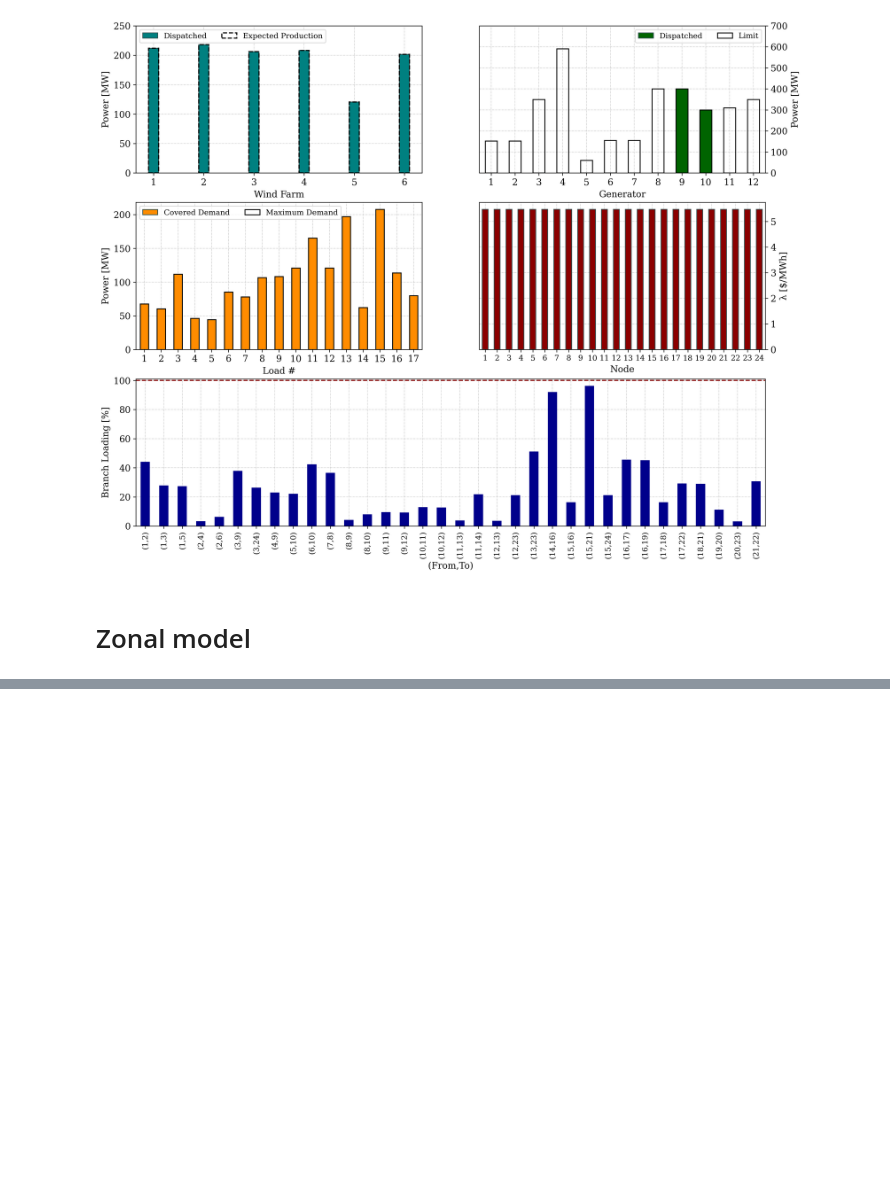
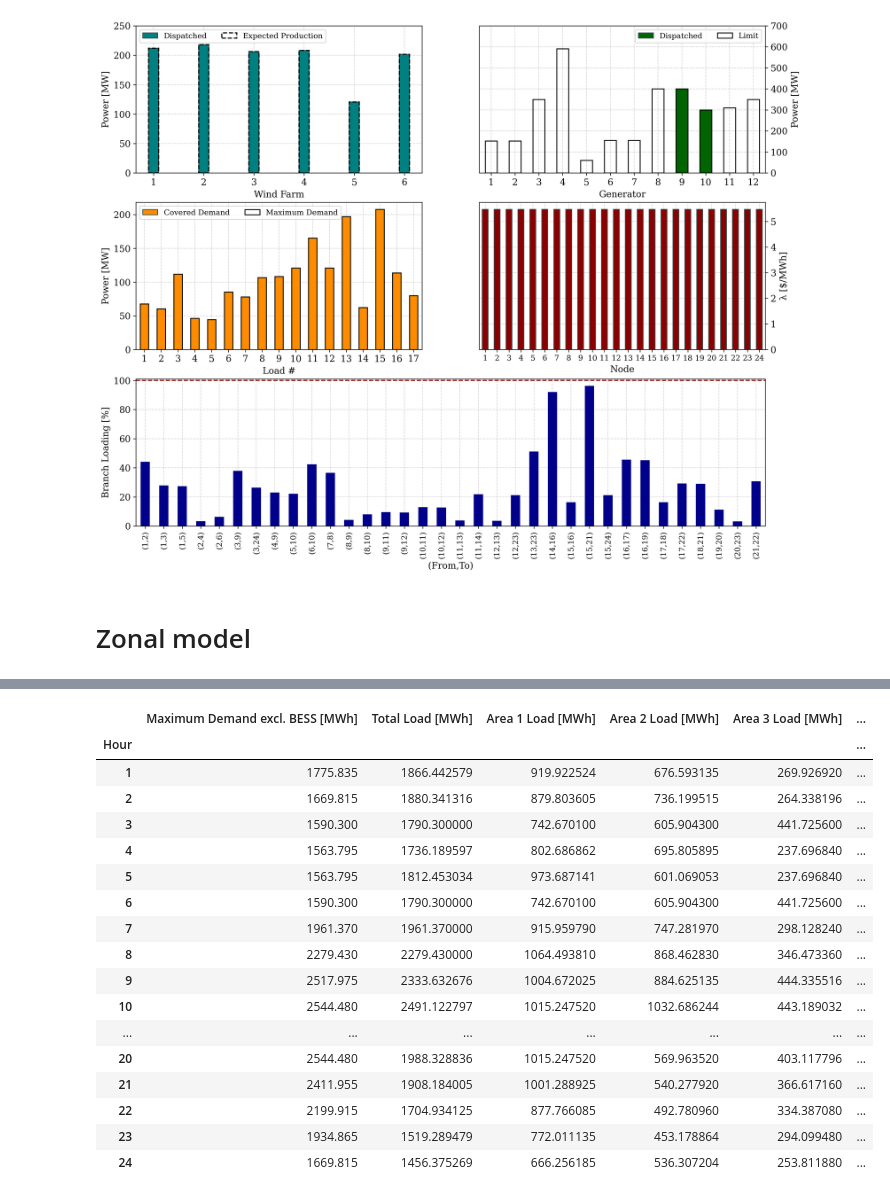
Before and after one commit to Hvid1999/46755, a Jupyter notebook: Assignment 1/task_4.ipynb, the cells around one changed output, grey strips where cells are left out. Saved outputs shown, nothing was run; the diff lists cells and outputs as text; code cells hidden in the pictures; blank space fills up the shorter version.

```diff
--- a/Assignment 1/task_4.ipynb
+++ b/Assignment 1/task_4.ipynb
@@ -801,0 +811,66 @@ Optimal objective value: 787268.34 $
+# %%
+constraints = m.getConstrs()
+dual_values = [constraints[k].Pi for k in range(len(constraints))]
+
+zonal_overview = pd.DataFrame(data=np.zeros(T), columns=['Hour'], dtype=int)
+zonal_overview['Maximum Demand excl. BESS [MWh]'] = demand.values
+zonal_overview['Total Load [MWh]'] = 0
+zonal_overview[['Area 1 Load [MWh]', 'Area 2 Load [MWh]', 'Area 3 Load [MWh]']] = 0
+zonal_overview['Total Production [MWh]'] = 0
+zonal_overview[['Area 1 Production [MWh]', 'Area 2 Production [MWh]', 'Area 3 Production [MWh]']] = 0
+zonal_overview[['Area 1 Lambda [$/MWh]', 'Area 2 Lambda [$/MWh]', 'Area 3 Lambda [$/MWh]']] = 0
+
+#Get results for each hour
+for t in range(T):
+    zonal_overview.loc[zonal_overview.index == t, 'Hour'] = t + 1
+
+    for a in range(Z):
+        zonal_overview.loc[zonal_overview.index == t, 'Area %d Lambda [$/MWh]' % (a + 1)] = dual_values[(a + t * Z)]
+
+    for d in range(D):
+        zonal_overview.loc[zonal_overview.index == t, 'Total Load [MWh]'] += p_D[d,t].x
+
+        if load_distribution.loc[d, 'Node'] in ZONE_NODES[0]:
+            zonal_overview.loc[zonal_overview.index == t, 'Area 1 Load [MWh]'] += p_D[d,t].x
+        elif load_distribution.loc[d, 'Node'] in ZONE_NODES[1]:
+            zonal_overview.loc[zonal_overview.index == t, 'Area 2 Load [MWh]'] += p_D[d,t].x
+        else:
+            zonal_overview.loc[zonal_overview.index == t, 'Area 3 Load [MWh]'] += p_D[d,t].x
+
+    for g in range(G):
+        zonal_overview.loc[zonal_overview.index == t, 'Total Production [MWh]'] += p_G[g,t].x
+
+        if gen_nodes.loc[g, 'Node'] in ZONE_NODES[0]:
+            zonal_overview.loc[zonal_overview.index == t, 'Area 1 Production [MWh]'] += p_G[g,t].x
+        elif gen_nodes.loc[g, 'Node'] in ZONE_NODES[1]:
+            zonal_overview.loc[zonal_overview.index == t, 'Area 2 Production [MWh]'] += p_G[g,t].x
+        else:
+            zonal_overview.loc[zonal_overview.index == t, 'Area 3 Production [MWh]'] += p_G[g,t].x
+
+    for b in range(B):
+        if p_B[b,t].x < 0:
+            zonal_overview.loc[zonal_overview.index == t, 'Total Production [MWh]'] += abs(p_B[b,t].x)
+
+            if (BESS_NODES[b] + 1) in ZONE_NODES[0]:
+                zonal_overview.loc[zonal_overview.index == t, 'Area 1 Production [MWh]'] += abs(p_B[b,t].x)
+            elif (BESS_NODES[b] + 1) in ZONE_NODES[1]:
+                zonal_overview.loc[zonal_overview.index == t, 'Area 2 Production [MWh]'] += abs(p_B[b,t].x)
+            else:
+                zonal_overview.loc[zonal_overview.index == t, 'Area 3 Production [MWh]'] += abs(p_B[b,t].x)
+
+        else:
+            zonal_overview.loc[zonal_overview.index == t, 'Total Load [MWh]'] += abs(p_B[b,t].x)
+
+            if (BESS_NODES[b] + 1) in ZONE_NODES[0]:
+                zonal_overview.loc[zonal_overview.index == t, 'Area 1 Load [MWh]'] += abs(p_B[b,t].x)
+            elif (BESS_NODES[b] + 1) in ZONE_NODES[1]:
+                zonal_overview.loc[zonal_overview.index == t, 'Area 2 Load [MWh]'] += abs(p_B[b,t].x)
+            else:
+                zonal_overview.loc[zonal_overview.index == t, 'Area 3 Load [MWh]'] += abs(p_B[b,t].x)
+
+
+
+zonal_overview = zonal_overview.set_index('Hour')
+print('NOTE: In this dataframe, production values include BESS discharging and load values include BESS charging.')
+zonal_overview
+# %% [output]
@@ -801,0 +878,18 @@ Optimal objective value: 787268.34 $
+|  | Maximum Demand excl. BESS [MWh] | Total Load [MWh] | Area 1 Load [MWh] | Area 2 Load [MWh] | Area 3 Load [MWh] | ... |
+| Hour |  |  |  |  |  | ... |
+| 1 | 1775.835 | 1866.442579 | 919.922524 | 676.593135 | 269.926920 | ... |
+| 2 | 1669.815 | 1880.341316 | 879.803605 | 736.199515 | 264.338196 | ... |
+| 3 | 1590.300 | 1790.300000 | 742.670100 | 605.904300 | 441.725600 | ... |
+| 4 | 1563.795 | 1736.189597 | 802.686862 | 695.805895 | 237.696840 | ... |
+| 5 | 1563.795 | 1812.453034 | 973.687141 | 601.069053 | 237.696840 | ... |
+| 6 | 1590.300 | 1790.300000 | 742.670100 | 605.904300 | 441.725600 | ... |
+| 7 | 1961.370 | 1961.370000 | 915.959790 | 747.281970 | 298.128240 | ... |
+| 8 | 2279.430 | 2279.430000 | 1064.493810 | 868.462830 | 346.473360 | ... |
+| 9 | 2517.975 | 2333.632676 | 1004.672025 | 884.625135 | 444.335516 | ... |
+| 10 | 2544.480 | 2491.122797 | 1015.247520 | 1032.686244 | 443.189032 | ... |
+| ... | ... | ... | ... | ... | ... | ... |
+| 20 | 2544.480 | 1988.328836 | 1015.247520 | 569.963520 | 403.117796 | ... |
+| 21 | 2411.955 | 1908.184005 | 1001.288925 | 540.277920 | 366.617160 | ... |
+| 22 | 2199.915 | 1704.934125 | 877.766085 | 492.780960 | 334.387080 | ... |
+| 23 | 1934.865 | 1519.289479 | 772.011135 | 453.178864 | 294.099480 | ... |
+| 24 | 1669.815 | 1456.375269 | 666.256185 | 536.307204 | 253.811880 | ... |
```
Also changed, not shown: parts of 8 cells of this notebook.
